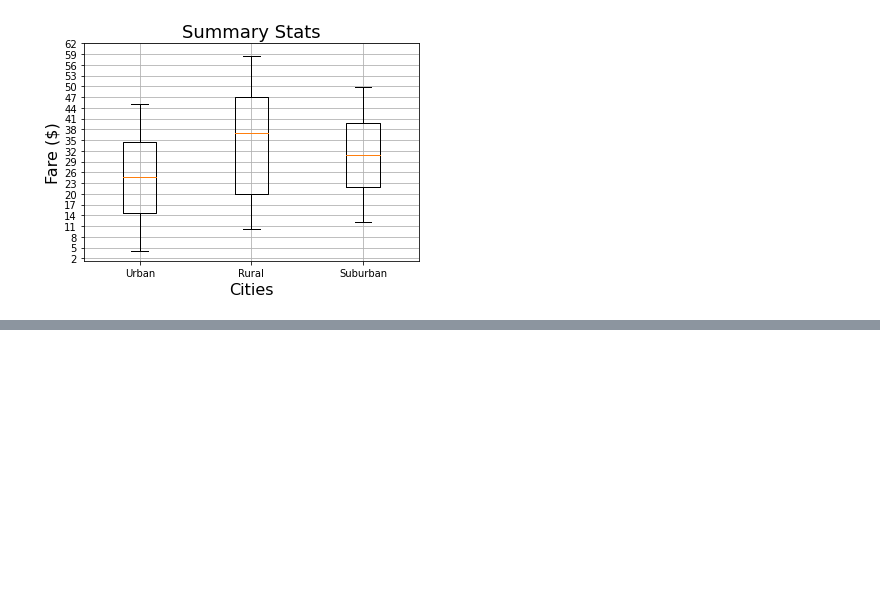
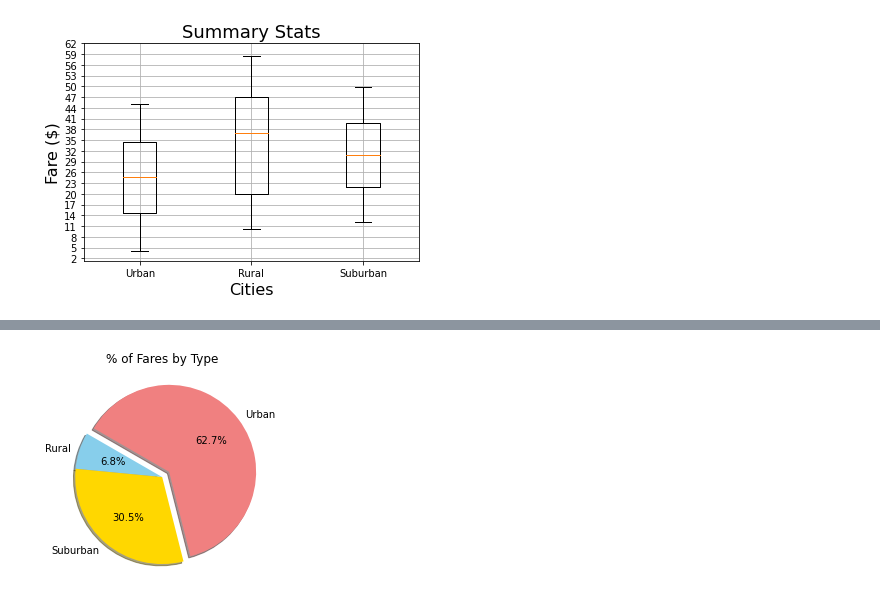
Before and after one commit to lopez-Luis89/PyBer_Analysis, a Jupyter notebook: Pyber1.ipynb, the cells around one changed output, grey strips where cells are left out. Drawn from its saved outputs; the diff is of its cells as text; code cells hidden in the pictures; blank space fills up the shorter version.

```diff
--- a/Pyber1.ipynb
+++ b/Pyber1.ipynb
@@ -442,0 +469,11 @@ AttributeError: 'AxesSubplot' object has no attribute 'se_xlabel'
+# %%
+name = ['Rural', 'Suburban', 'Urban']
+plt.pie(percentages_fares, labels =  name,
+        colors = ['skyblue', 'gold', 'lightcoral']
+        ,autopct = '%1.1f%%', startangle = 150,
+        shadow = True,explode = [0,0,.1])
+plt.title('% of Fares by Type')
+plt.savefig('Piechartfares.png')
+plt.show()
+# %% [output]
+[figure, added]
```
Also changed, not shown: parts of 5 cells of this notebook, 1 other file.
